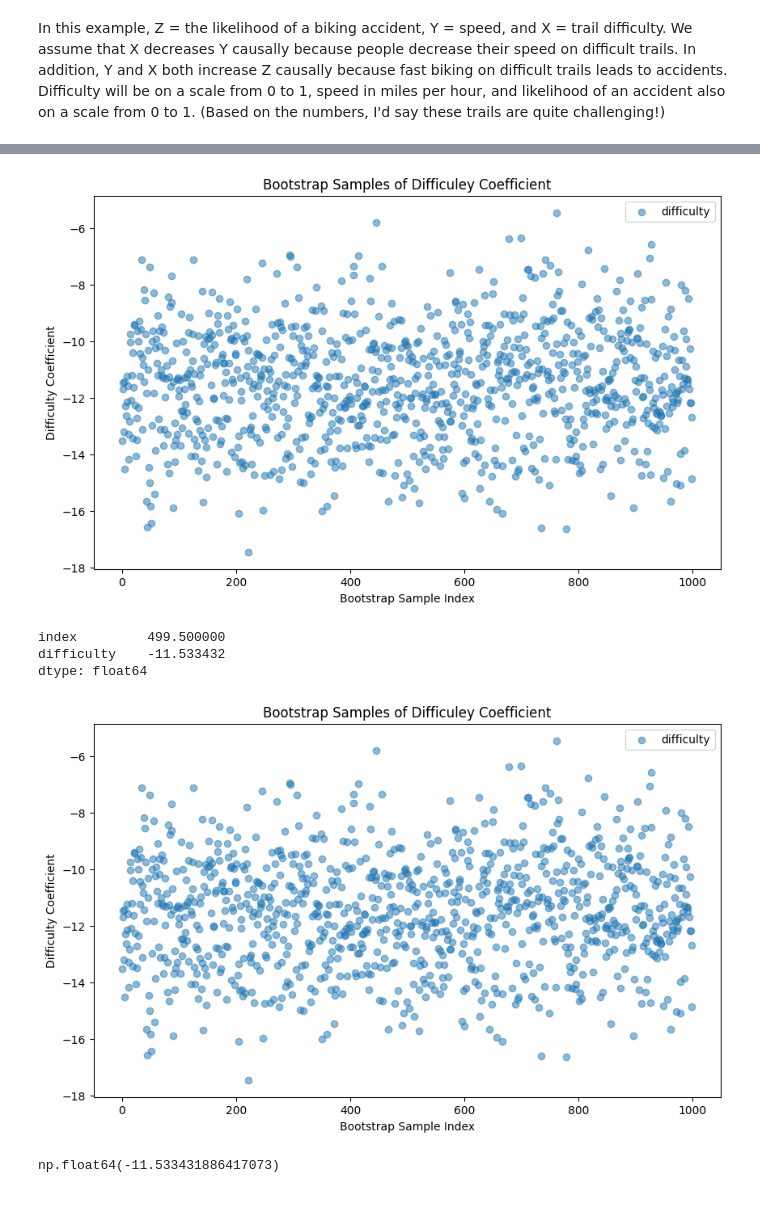
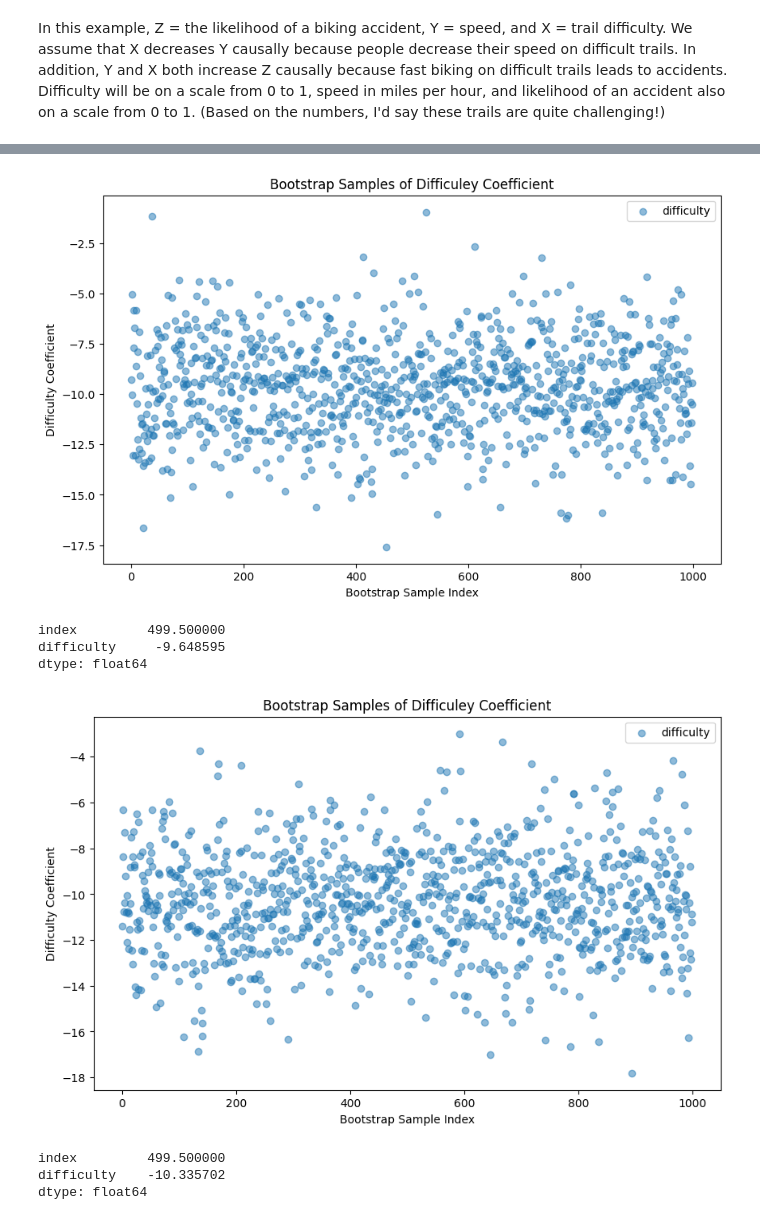
Before and after one commit to jtvon/2025-summer-mod-6, a Jupyter notebook: notebooks/Homework_5_notebook.ipynb, the cells around one changed output, grey strips where cells are left out. Cells and saved outputs as stored; diff of their text form; code cells hidden in the pictures.

```diff
--- a/notebooks/Homework_5_notebook.ipynb
+++ b/notebooks/Homework_5_notebook.ipynb
@@ -51,12 +8,14 @@ memory usage: 2.5 KB
 # %%
 # Run linear regression on bootstrap samples of the data
-def bootstrap_sample(df, n_samples=1000):
-    # Ensure the column names match your dataset
-    if 'difficulty' not in df.columns or 'speed' not in df.columns:
-        raise ValueError("DataFrame must contain 'difficulty' and 'speed' columns.")
-
+def bootstrap_sample(n_samples=1000):
     results = []  # Collect results in a list for efficiency
     for i in range(n_samples):
+        num = 100
+        difficulty = np.random.uniform(0, 1, (num,))
+        speed = np.maximum(np.random.normal(15, 5, (num, )) - difficulty * 10, 0)
+        accident = np.minimum(np.maximum(0.03 * speed + 0.4 * difficulty + np.random.normal(0, 0.3, (num,)), 0), 1)
+        df = pd.DataFrame({'difficulty': difficulty, 'speed': speed, 'accident': accident})
+
         sample = df.sample(n=50, replace=False)
         X = sm.add_constant(sample['difficulty'])
         y = sample['speed']
@@ -65,27 +24,24 @@ def bootstrap_sample(df, n_samples=1000):
         # Append the index and difficulty coefficient to the results list
         results.append({'index': i, 'difficulty': model.params['difficulty']})
 
-    # Convert results to a DataFrame
-    diff_coef = pd.DataFrame(results)
-    return diff_coef
+    return pd.DataFrame(results)
 # %%
-diff_coef = bootstrap_sample(df, n_samples=1000)
+diff_coef = bootstrap_sample(n_samples=1000)
 
 # Plot the results of the bootstrap
 plt.figure(figsize=(10,6))
 plt.scatter(data=diff_coef, x='index', y='difficulty', alpha=.5)
 plt.title('Bootstrap Samples of Difficuley Coefficient')
 plt.xlabel("Bootstrap Sample Index")
 plt.ylabel("Difficulty Coefficient")
 plt.legend()
 plt.show()
+
+diff_coef.mean()
 # %% [output]
-[figure, old version]
+[figure, new version]
+index         499.500000
+difficulty     -9.648595
+dtype: float64
-# %%
-diff_coef.mean()
-# %% [output]
-index         499.500000
-difficulty    -11.533432
-dtype: float64
 # %%
 # Run linear regression on bootstrap samples of the data
@@ -108,6 +66,6 @@ def bootstrap_sample_2(df, n_samples=1000):
 # %%
 # Find the average difficulty using the new bootstrap function
-diff_coef_2 = bootstrap_sample_2(df, n_samples=1000)
+diff_coef_2 = bootstrap_sample_2(n_samples=1000)
 
 # Plot the results of the bootstrap
 plt.figure(figsize=(10,6))
@@ -117,9 +75,10 @@ plt.xlabel("Bootstrap Sample Index")
 plt.ylabel("Difficulty Coefficient")
 plt.legend()
 plt.show()
+
+diff_coef_2.mean()
 # %% [output]
-[figure, old version]
+[figure, new version]
+index         499.500000
+difficulty    -10.335702
+dtype: float64
-# %%
-diff_coef_2['difficulty'].mean()
-# %% [output]
-np.float64(-11.533431886417073)
```
Also changed, not shown: parts of 6 cells of this notebook.
